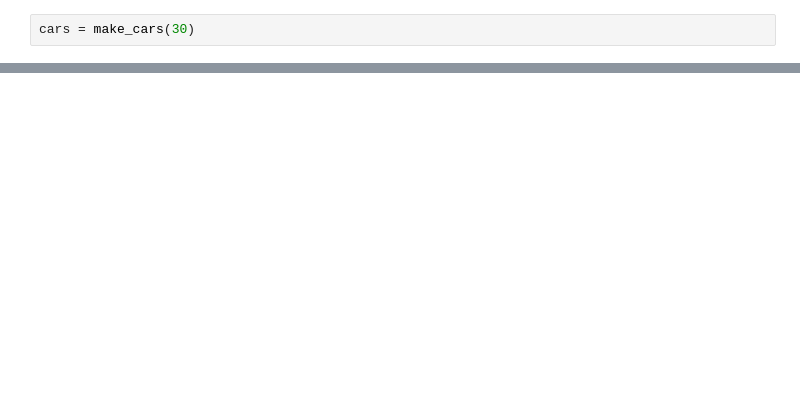
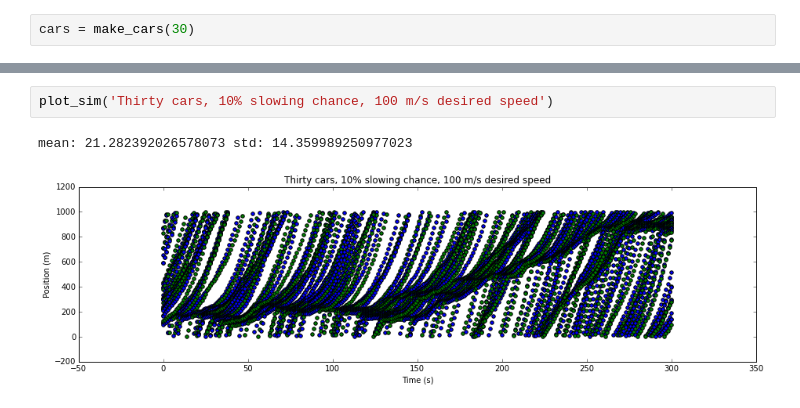
Before and after one commit to tiyd-python-2015-05/traffic-simulation, a Jupyter notebook: Traffic_Sim_Testing-r2.ipynb, the cells around one changed output, grey strips where cells are left out. Saved outputs shown, nothing was run; the diff lists cells and outputs as text; blank space fills up the shorter version.

```diff
--- a/Traffic_Sim_Testing-r2.ipynb
+++ b/Traffic_Sim_Testing-r2.ipynb
@@ -54,0 +58,5 @@ Took out leapfrogging check in code -- now cars do appear to be able to leapfrog
+# %%
+plot_sim('Thirty cars, 10% slowing chance, 100 m/s desired speed')
+# %% [output]
+mean: 21.282392026578073 std: 14.359989250977023
+[figure, added]
```
Also changed, not shown: parts of 11 cells of this notebook, 1 other file.
